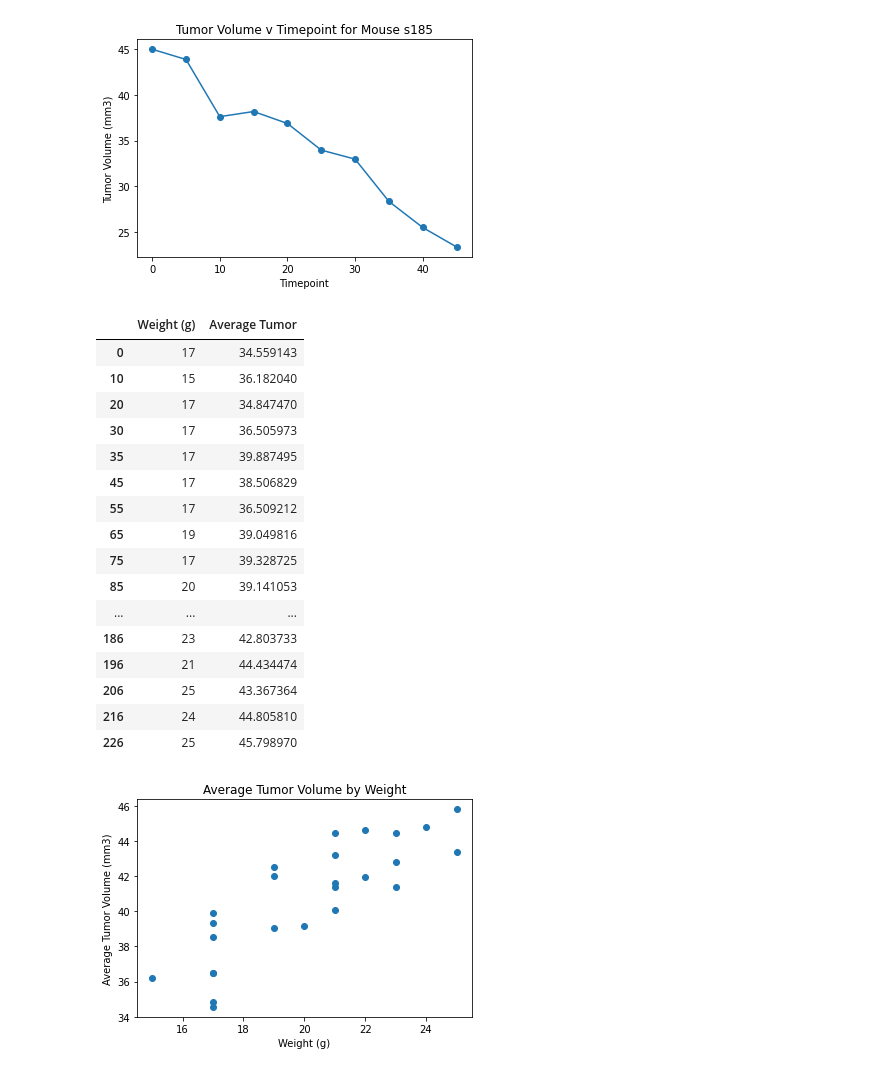
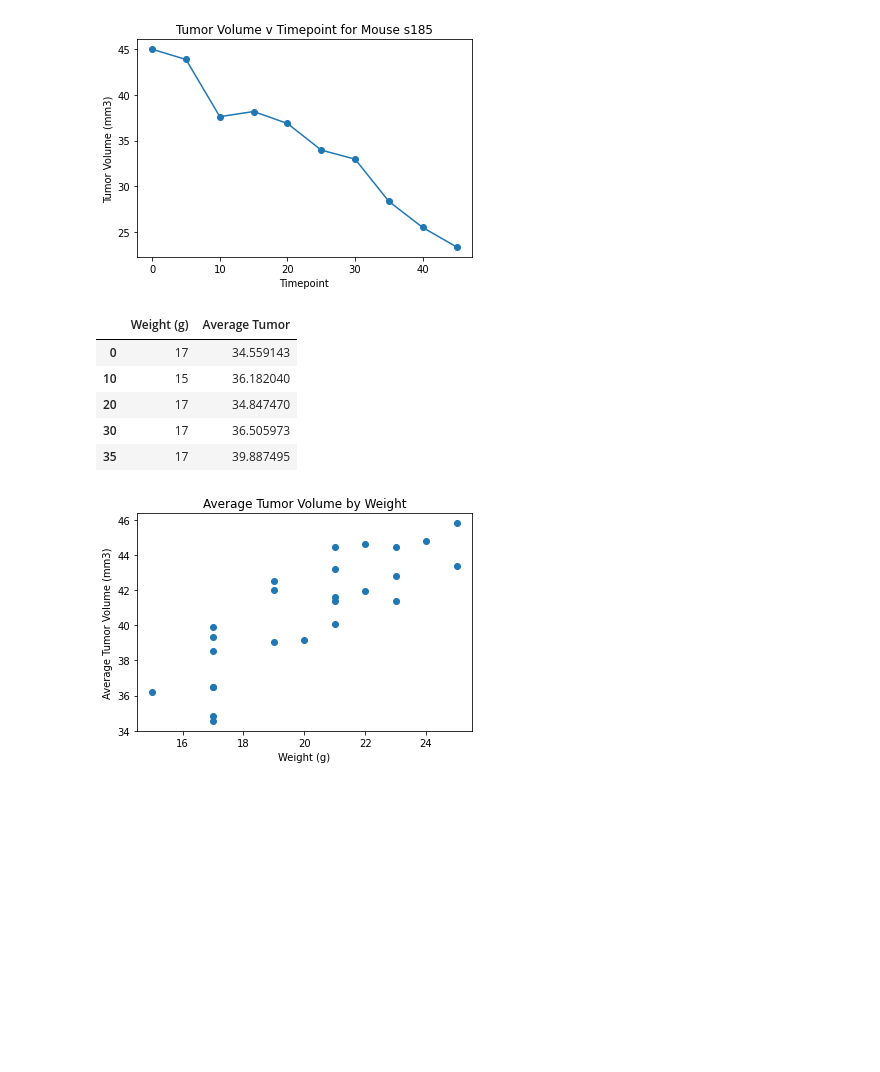
Before and after one commit to NoahLeVoir/Matplotlib-Challenge, a Jupyter notebook: Pymaceuticals/pymaceuticals.ipynb, the cells around one changed output. Cells and saved outputs as stored; diff of their text form; code cells hidden in the pictures; blank space fills up the shorter version.

```diff
--- a/Pymaceuticals/pymaceuticals.ipynb
+++ b/Pymaceuticals/pymaceuticals.ipynb
@@ -437,45 +427,34 @@ plt.show()
 # Generate a scatter plot of average tumor volume vs. mouse weight for the Capomulin regimen
 
 # Create a dataframe that only looks at the Capomulin drug in the "Drug Regimen" column
 capomulin_df = cleaned_mouse_data.loc[cleaned_mouse_data["Drug Regimen"] == "Capomulin"]
 capomulin_df
 
 # Use groupby to look at the unique mice IDs that took capomulin
 capomulin_mice = capomulin_df.groupby('Mouse ID')
 capomulin_mice
 
 # Find average tumor volume for each mouse
 avg_tumor = pd.DataFrame(mouse_group["Tumor Volume (mm3)"].mean())
 avg_tumor
 
 # Rename the column
 avg_tumor = avg_tumor.rename(columns = {"Tumor Volume (mm3)": "Average Tumor"})
 
 # Merge average tumor volume onto data_df and drop duplicates
 capomulin_mice = pd.merge(capomulin_df, avg_tumor, on = "Mouse ID")
 capomulin_mice
 
 # Drop and duplicated values
 cleaned_capomulin_mice = capomulin_mice[["Weight (g)", "Average Tumor"]].drop_duplicates()
-cleaned_capomulin_mice
+cleaned_capomulin_mice.head()
 # %% [output]
 |  | Weight (g) | Average Tumor |
 | 0 | 17 | 34.559143 |
 | 10 | 15 | 36.182040 |
 | 20 | 17 | 34.847470 |
 | 30 | 17 | 36.505973 |
 | 35 | 17 | 39.887495 |
-| 45 | 17 | 38.506829 |
-| 55 | 17 | 36.509212 |
-| 65 | 19 | 39.049816 |
-| 75 | 17 | 39.328725 |
-| 85 | 20 | 39.141053 |
-| ... | ... | ... |
-| 186 | 23 | 42.803733 |
-| 196 | 21 | 44.434474 |
-| 206 | 25 | 43.367364 |
-| 216 | 24 | 44.805810 |
-| 226 | 25 | 45.798970 |
 # %%
 # Create a scatter plot based on new dataframe above with circle markers and listed colors
 plt.scatter(cleaned_capomulin_mice["Weight (g)"], cleaned_capomulin_mice["Average Tumor"])
```
Also changed, not shown: parts of 13 cells of this notebook.
